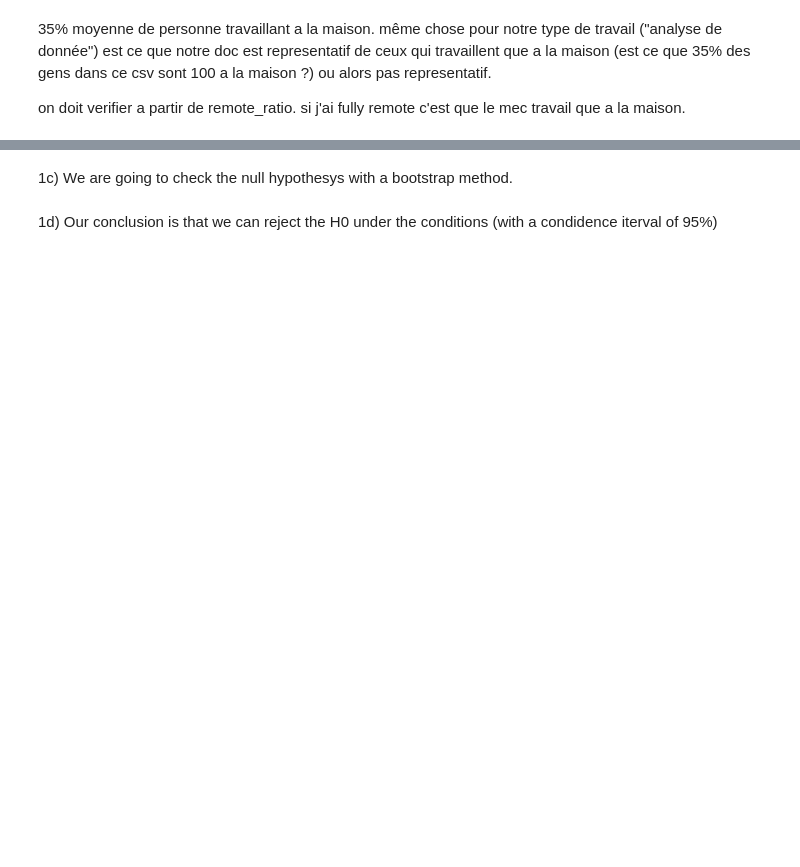
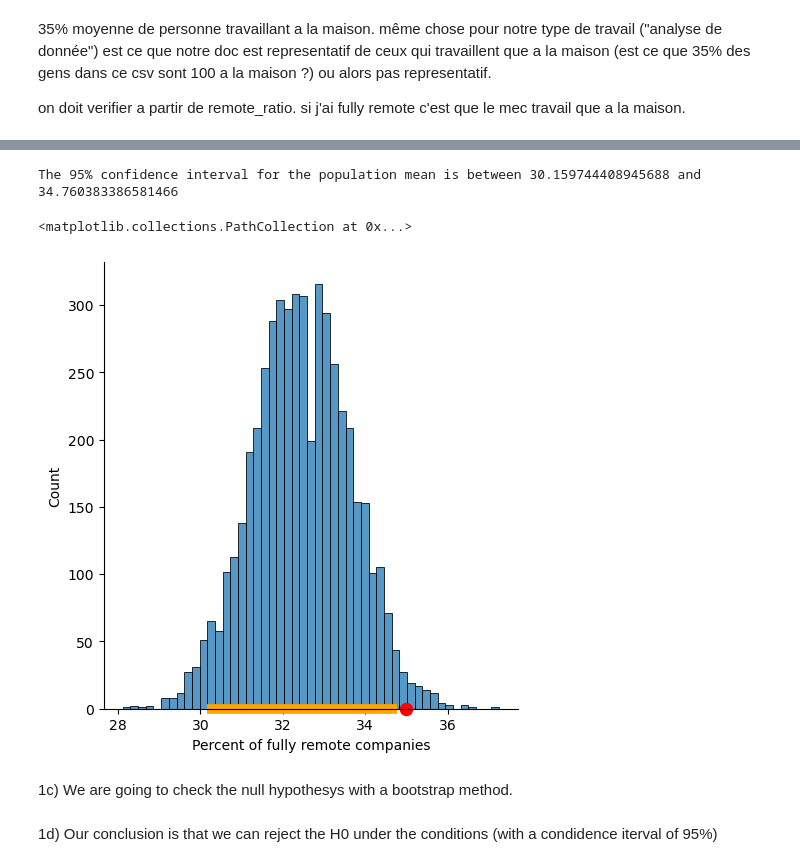
Before and after one commit to sammamou/data_analysis-hw3, a Jupyter notebook: Homework 3.ipynb, the cells around one changed output, grey strips where cells are left out. Cells and saved outputs as stored; diff of their text form; code cells hidden in the pictures; blank space fills up the shorter version.

```diff
--- a/Homework 3.ipynb
+++ b/Homework 3.ipynb
@@ -36,3 +43,19 @@ on doit verifier a partir de remote_ratio. si j'ai fully remote c'est que le mec
+# %%
+salaries_df["remote_ratio_boolean"] = salaries_df["remote_ratio"].apply(lambda x: 1 if x=="fully remote" else 0)
+percentile_bootstrapped = bootstarp_percentile(salaries_df, "remote_ratio_boolean", 5000)
+
+left_end = np.percentile(percentile_bootstrapped, 2.5, method="higher")
+right_end = np.percentile(percentile_bootstrapped, 97.5, method="lower")
+print("The 95% confidence interval for the population mean is between", left_end, 'and', right_end)
+
+ax = sns.displot(percentile_bootstrapped)
+ax.set(xlabel="Percent of fully remote companies")
+plt.hlines(y=0, xmin=left_end, xmax=right_end, colors='orange', linestyles='solid', lw=7, clip_on=False)
+plt.scatter(35, 0, marker='.', s=300, color='red', clip_on=False)  # draw observed value on the x-axis (at (8,0))
+# %% [output]
+The 95% confidence interval for the population mean is between 30.159744408945688 and 34.760383386581466
+<matplotlib.collections.PathCollection at 0x...>
+[figure, added]
 # %% [markdown]
 1c) We are going to check the null hypothesys with a bootstrap method.
 # %%
```
Also changed, not shown: parts of 24 cells of this notebook, 1 other file.
